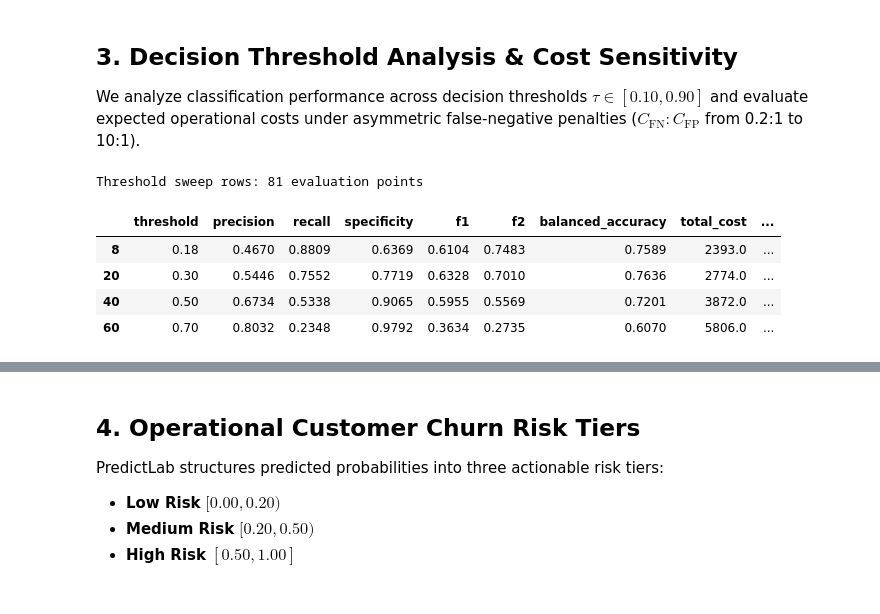
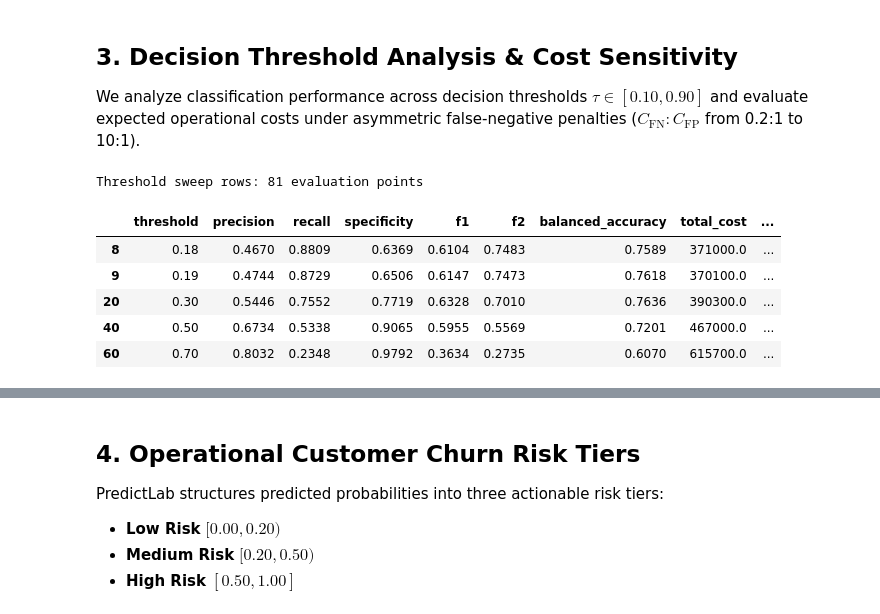
Before and after one commit to ThunderSkull7/predictlab-ml-platform, a Jupyter notebook: notebooks/05_evaluation_explainability_and_inference.ipynb, the cells around one changed output, grey strips where cells are left out. Drawn from its saved outputs; the diff is of its cells as text; code cells hidden in the pictures.

Commit message:
fix(evaluation): correct cost analysis and validate explainability

```diff
--- a/notebooks/05_evaluation_explainability_and_inference.ipynb
+++ b/notebooks/05_evaluation_explainability_and_inference.ipynb
@@ -115,16 +115,17 @@ We analyze classification performance across decision thresholds $\tau \in [0.10
 # %%
 df_cost = pd.read_csv(exp_dir / "threshold_cost_analysis.csv")
 print(f"Threshold sweep rows: {len(df_cost)} evaluation points")
-display(df_cost[df_cost["threshold"].round(2).isin([0.18, 0.30, 0.50, 0.70])][
-    ["threshold", "precision", "recall", "specificity", "f1", "f2", "balanced_accuracy", "total_cost", "cost_savings_vs_default"]
+display(df_cost[df_cost["threshold"].round(2).isin([0.18, 0.19, 0.30, 0.50, 0.70])][
+    ["threshold", "precision", "recall", "specificity", "f1", "f2", "balanced_accuracy", "total_cost", "cost_savings_vs_default", "savings_pct_vs_default"]
 ])
 # %% [output]
 Threshold sweep rows: 81 evaluation points
 |  | threshold | precision | recall | specificity | f1 | f2 | balanced_accuracy | total_cost | ... |
-| 8 | 0.18 | 0.4670 | 0.8809 | 0.6369 | 0.6104 | 0.7483 | 0.7589 | 2393.0 | ... |
-| 20 | 0.30 | 0.5446 | 0.7552 | 0.7719 | 0.6328 | 0.7010 | 0.7636 | 2774.0 | ... |
-| 40 | 0.50 | 0.6734 | 0.5338 | 0.9065 | 0.5955 | 0.5569 | 0.7201 | 3872.0 | ... |
-| 60 | 0.70 | 0.8032 | 0.2348 | 0.9792 | 0.3634 | 0.2735 | 0.6070 | 5806.0 | ... |
+| 8 | 0.18 | 0.4670 | 0.8809 | 0.6369 | 0.6104 | 0.7483 | 0.7589 | 371000.0 | ... |
+| 9 | 0.19 | 0.4744 | 0.8729 | 0.6506 | 0.6147 | 0.7473 | 0.7618 | 370100.0 | ... |
+| 20 | 0.30 | 0.5446 | 0.7552 | 0.7719 | 0.6328 | 0.7010 | 0.7636 | 390300.0 | ... |
+| 40 | 0.50 | 0.6734 | 0.5338 | 0.9065 | 0.5955 | 0.5569 | 0.7201 | 467000.0 | ... |
+| 60 | 0.70 | 0.8032 | 0.2348 | 0.9792 | 0.3634 | 0.2735 | 0.6070 | 615700.0 | ... |
 # %%
 with open(exp_dir / "threshold_policy_evaluation.json") as f:
     thresh_policy = json.load(f)
```
Also changed, not shown: parts of 11 cells of this notebook, 30 other files.
